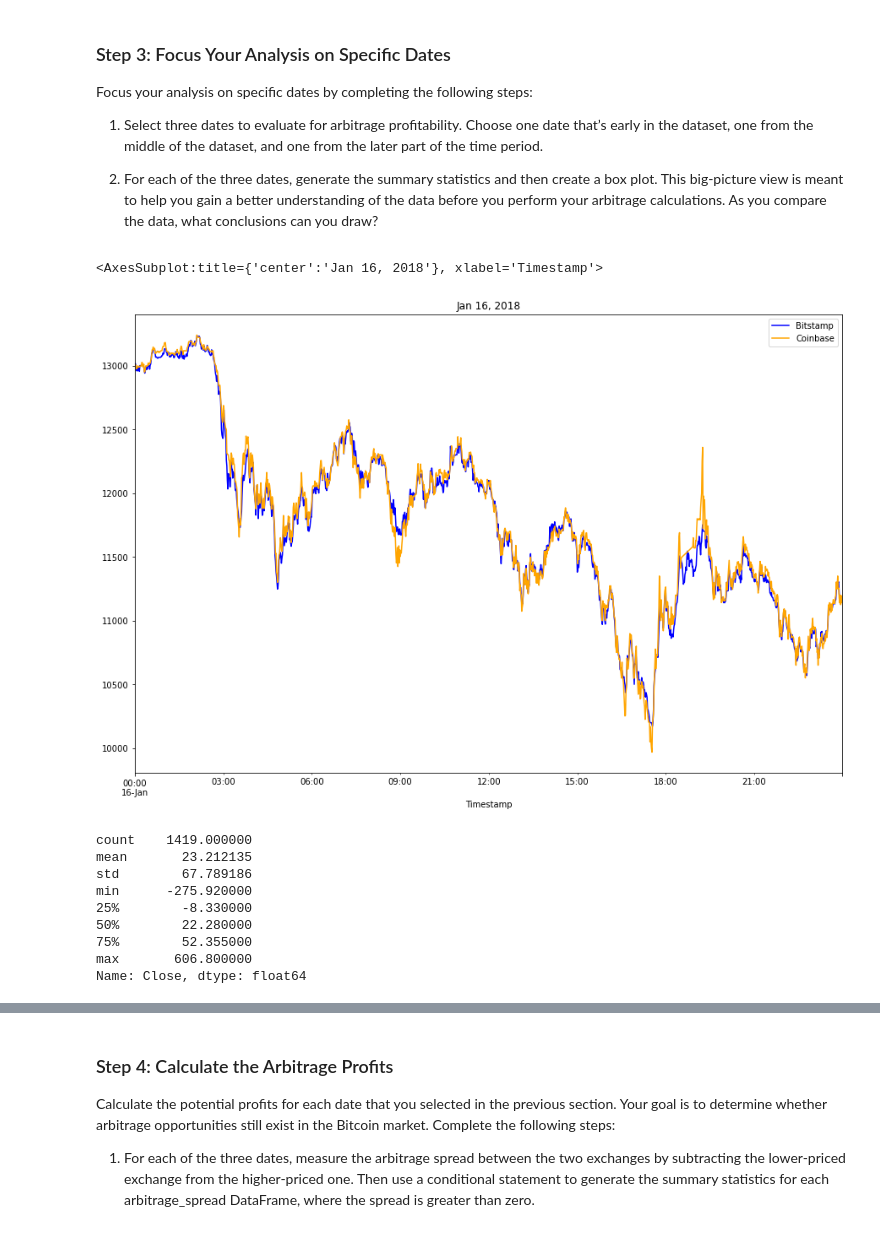
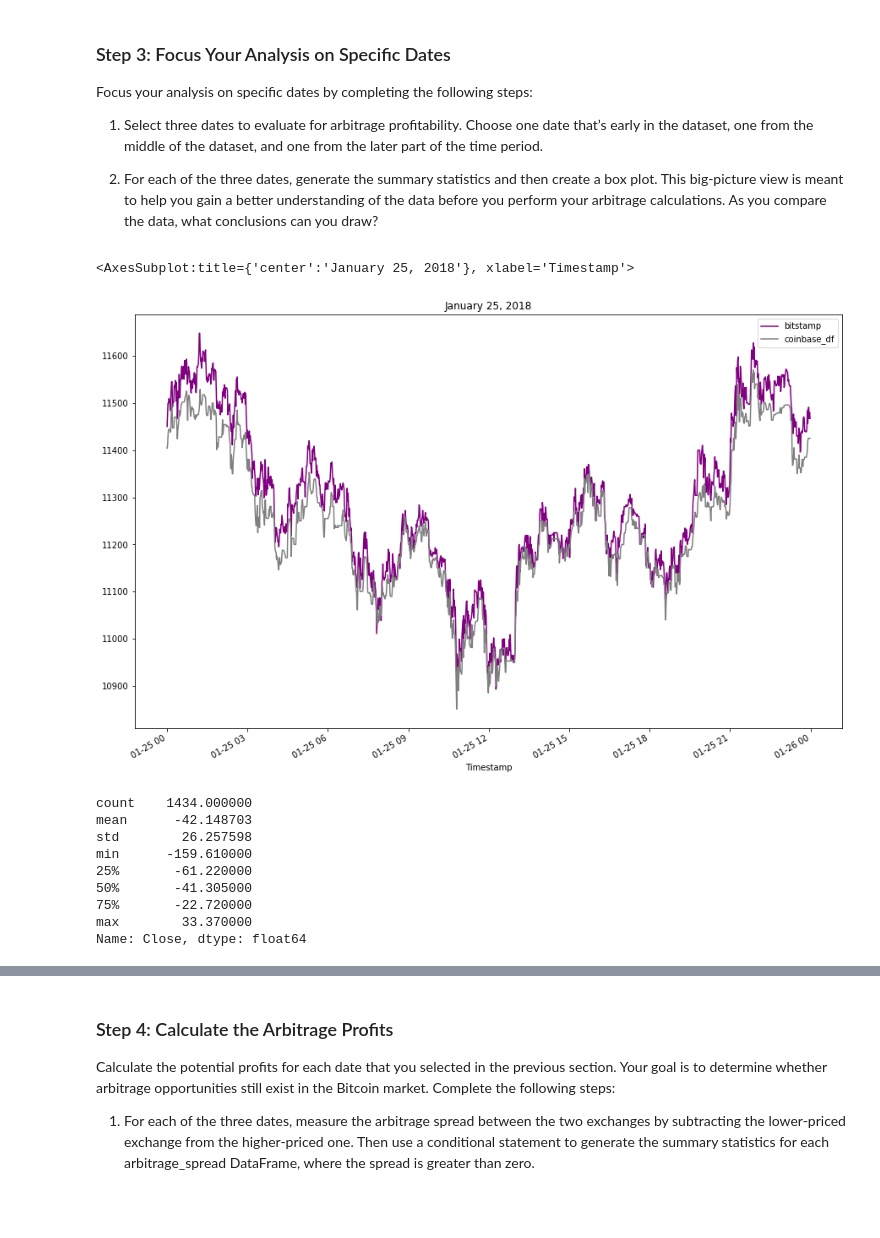
Before and after one commit to jpqt/Challenge_3, a Jupyter notebook: Starter_Code/crypto_arbitrage.ipynb, the cells around one changed output, grey strips where cells are left out. Cells and saved outputs as stored; diff of their text form; code cells hidden in the pictures; blank space fills up the shorter version.

```diff
--- a/Starter_Code/crypto_arbitrage.ipynb
+++ b/Starter_Code/crypto_arbitrage.ipynb
@@ -37,11 +37,11 @@ Instructions.
 # The CSV file is located in the Resources folder.
 # Set the index to the column "Date"
 # Set the parse_dates and infer_datetime_format parameters
-bitstamp = pd.read_csv(
-    Path('./Resources/bitstamp.csv'),
-         index_col="Timestamp",
-         parse_dates=True,
-         infer_datetime_format=True)
+bitstamp = pd.read_csv(Path("./Resources/bitstamp.csv"),
+    index_col="Timestamp",
+    parse_dates=True,
+    infer_datetime_format=True
+)
 # %% [markdown]
 ### Step 2: Use the `head` (and/or the `tail`) function to confirm that Pandas properly imported the data.
 # %%
@@ -63,10 +62,10 @@ bitstamp.tail()
 # The CSV file is located in the Resources folder.
 # Set the index to the column "Timestamp"
 # Set the parse_dates and infer_datetime_format parameters
-coinbase = pd.read_csv(
-    Path('./Resources/bitstamp.csv'),
+coinbase = pd.read_csv(Path("./Resources/coinbase.csv"),
     index_col="Timestamp",
     parse_dates=True,
-    infer_datetime_format=True)
+    infer_datetime_format=True
+)
 # %%
 # Use the head (and/or tail) function to confirm that the data was imported properly.
@@ -354,26 +330,29 @@ Focus your analysis on specific dates by completing the following steps:
 # %%
 # Create an overlay plot that visualizes the two dataframes over a period of one day early in the dataset.
 # Be sure that the plots include the parameters `legend`, `figsize`, `title`, `color` and `label`
-# YOUR CODE HERE
+bitstamp['Close'].loc['2018-01-25'].plot(
+    legend=True, figsize=(15, 10), title="January 25, 2018", color="purple", label="bitstamp")
+coinbase['Close'].loc['2018-01-25'].plot(
+    legend=True, figsize=(15, 10), color="grey", label="coinbase_df")
 # %% [output]
-<AxesSubplot:title={'center':'Jan 16, 2018'}, xlabel='Timestamp'>
+<AxesSubplot:title={'center':'January 25, 2018'}, xlabel='Timestamp'>
-[figure, old version]
+[figure, new version]
 # %%
 # Using the early date that you have selected, calculate the arbitrage spread
 # by subtracting the bitstamp lower closing prices from the coinbase higher closing prices
-arbitrage_spread_early = # YOUR CODE HERE
+arbitrage_spread_early = coinbase['Close'].loc['2018-01-25']-bitstamp['Close'].loc['2018-01-25']
 
 # Generate summary statistics for the early DataFrame
-# YOUR CODE HERE
+arbitrage_spread_early.describe()
 # %% [output]
-count    1419.000000
-mean       23.212135
-std        67.789186
-min      -275.920000
-25%        -8.330000
-50%        22.280000
-75%        52.355000
-max       606.800000
+count    1434.000000
+mean      -42.148703
+std        26.257598
+min      -159.610000
+25%       -61.220000
+50%       -41.305000
+75%       -22.720000
+max        33.370000
 Name: Close, dtype: float64
 # %%
 # Visualize the arbitrage spread from early in the dataset in a box plot
```
Also changed, not shown: parts of 41 cells of this notebook, 1 other file.
